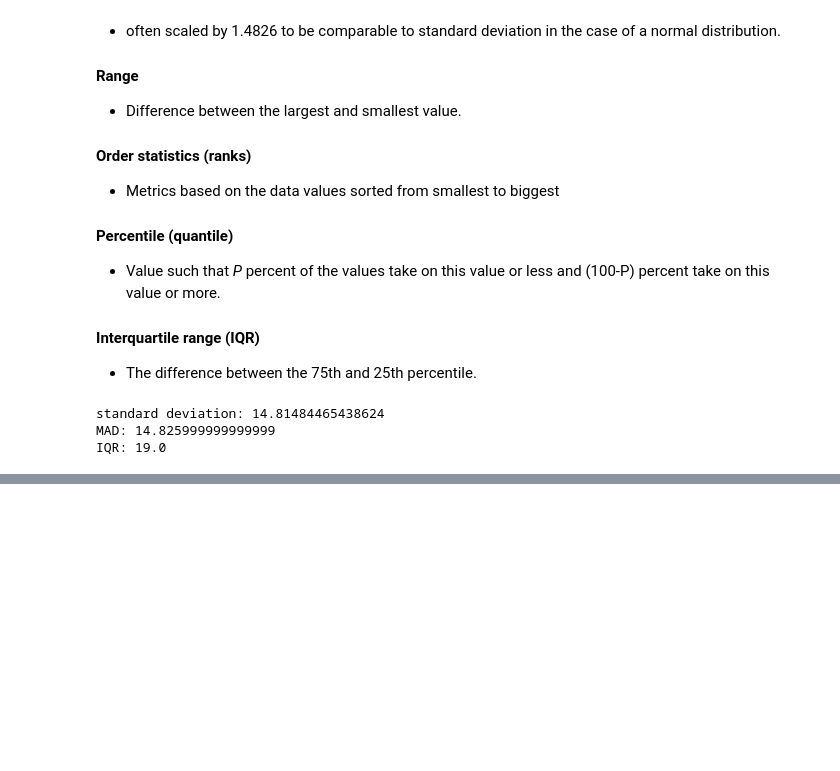
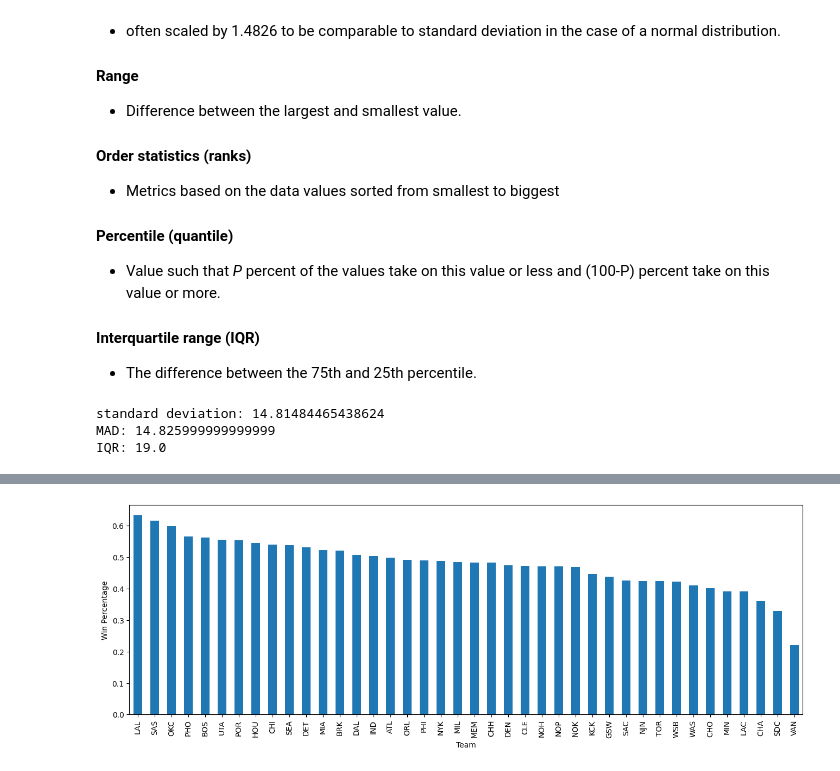
Before and after one commit to wdorsey/wdorsey-ai-engineering, a Jupyter notebook: Practical Statistics for Data Scientists/Practical Statistics for Data Scientists.ipynb, the cells around one changed output, grey strips where cells are left out. Saved outputs shown, nothing was run; the diff lists cells and outputs as text; code cells hidden in the pictures; blank space fills up the shorter version.

```diff
--- a/Practical Statistics for Data Scientists/Practical Statistics for Data Scientists.ipynb
+++ b/Practical Statistics for Data Scientists/Practical Statistics for Data Scientists.ipynb
@@ -193,0 +270,16 @@ IQR: 19.0
+# %%
+# bar chart of team win percentage since 1980
+pivot = (
+    df.loc[df["year_id"] > 1980]
+      .assign(win=(df["game_result"] == "W").astype(int))  # 1 if win else 0
+      .groupby("team_id", as_index=False, observed=True)
+      .agg(wins=("win", "sum"), total=("win", "count")) # aggregate wins and total games
+      .assign(win_pct=lambda x: x["wins"] / x["total"]) # calc win percentage
+      .pivot_table(index=None, columns="team_id", values="win_pct", fill_value=0, observed=True)
+)
+ax = pivot.transpose().sort_values("win_pct", ascending=False).plot.bar(figsize=(16, 5), legend=False)
+ax.set_xlabel("Team")
+ax.set_ylabel("Win Percentage")
+plt.show()
+# %% [output]
+[figure, added]
```
Also changed, not shown: parts of 10 cells of this notebook, 21 other files.
